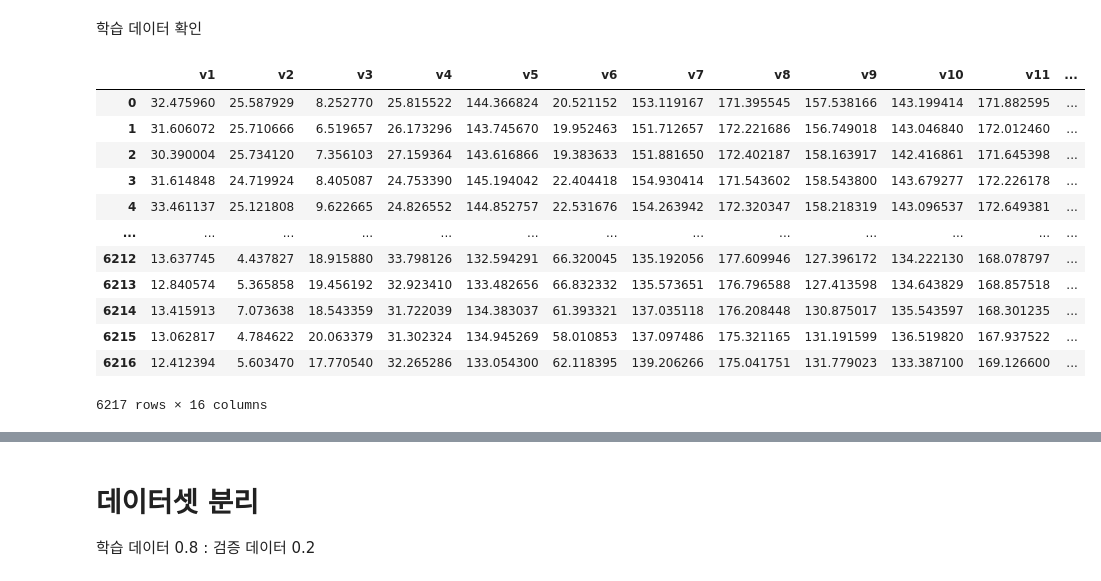
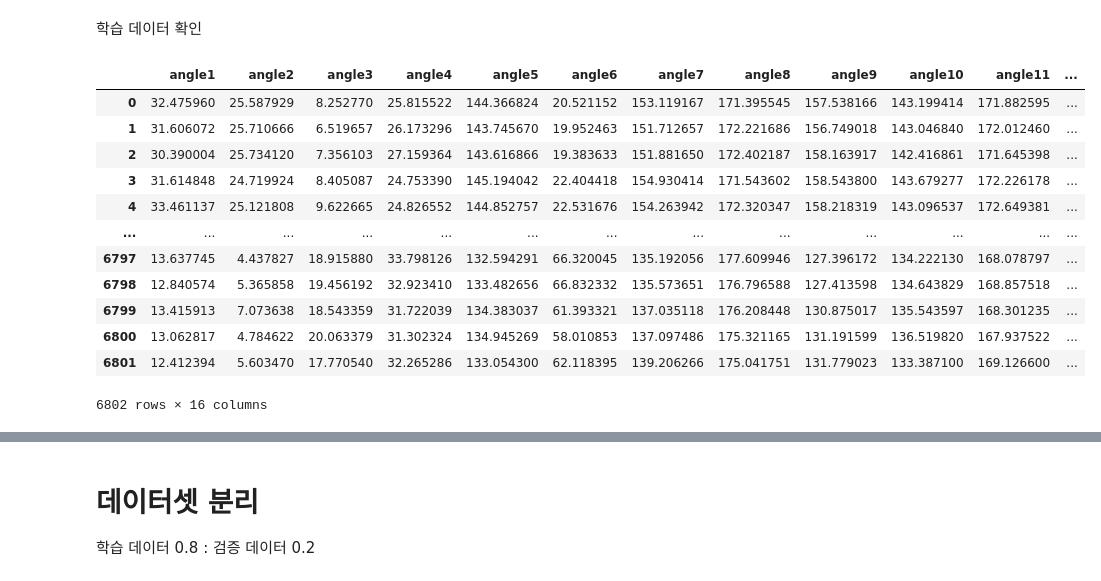
Before and after one commit to bigjoo99/HandLang_Project_Knn, a Jupyter notebook: HandLang.ipynb, the cells around one changed output, grey strips where cells are left out. Saved outputs shown, nothing was run; the diff lists cells and outputs as text; code cells hidden in the pictures.

```diff
--- a/HandLang.ipynb
+++ b/HandLang.ipynb
@@ -11,18 +12,18 @@ data = pd.read_csv('https://raw.githubusercontent.com/bigjoo99/HandLang_project/
 # %% [markdown]
 학습 데이터 확인
-# %%
-data
-# %% [output]
-|  | v1 | v2 | v3 | v4 | v5 | v6 | v7 | v8 | v9 | v10 | v11 | ... |
-| 0 | 32.475960 | 25.587929 | 8.252770 | 25.815522 | 144.366824 | 20.521152 | 153.119167 | 171.395545 | 157.538166 | 143.199414 | 171.882595 | ... |
-| 1 | 31.606072 | 25.710666 | 6.519657 | 26.173296 | 143.745670 | 19.952463 | 151.712657 | 172.221686 | 156.749018 | 143.046840 | 172.012460 | ... |
-| 2 | 30.390004 | 25.734120 | 7.356103 | 27.159364 | 143.616866 | 19.383633 | 151.881650 | 172.402187 | 158.163917 | 142.416861 | 171.645398 | ... |
-| 3 | 31.614848 | 24.719924 | 8.405087 | 24.753390 | 145.194042 | 22.404418 | 154.930414 | 171.543602 | 158.543800 | 143.679277 | 172.226178 | ... |
-| 4 | 33.461137 | 25.121808 | 9.622665 | 24.826552 | 144.852757 | 22.531676 | 154.263942 | 172.320347 | 158.218319 | 143.096537 | 172.649381 | ... |
-| ... | ... | ... | ... | ... | ... | ... | ... | ... | ... | ... | ... | ... |
-| 6212 | 13.637745 | 4.437827 | 18.915880 | 33.798126 | 132.594291 | 66.320045 | 135.192056 | 177.609946 | 127.396172 | 134.222130 | 168.078797 | ... |
-| 6213 | 12.840574 | 5.365858 | 19.456192 | 32.923410 | 133.482656 | 66.832332 | 135.573651 | 176.796588 | 127.413598 | 134.643829 | 168.857518 | ... |
-| 6214 | 13.415913 | 7.073638 | 18.543359 | 31.722039 | 134.383037 | 61.393321 | 137.035118 | 176.208448 | 130.875017 | 135.543597 | 168.301235 | ... |
-| 6215 | 13.062817 | 4.784622 | 20.063379 | 31.302324 | 134.945269 | 58.010853 | 137.097486 | 175.321165 | 131.191599 | 136.519820 | 167.937522 | ... |
-| 6216 | 12.412394 | 5.603470 | 17.770540 | 32.265286 | 133.054300 | 62.118395 | 139.206266 | 175.041751 | 131.779023 | 133.387100 | 169.126600 | ... |
-6217 rows × 16 columns
+# %%
+train_data
+# %% [output]
+|  | angle1 | angle2 | angle3 | angle4 | angle5 | angle6 | angle7 | angle8 | angle9 | angle10 | angle11 | ... |
+| 0 | 32.475960 | 25.587929 | 8.252770 | 25.815522 | 144.366824 | 20.521152 | 153.119167 | 171.395545 | 157.538166 | 143.199414 | 171.882595 | ... |
+| 1 | 31.606072 | 25.710666 | 6.519657 | 26.173296 | 143.745670 | 19.952463 | 151.712657 | 172.221686 | 156.749018 | 143.046840 | 172.012460 | ... |
+| 2 | 30.390004 | 25.734120 | 7.356103 | 27.159364 | 143.616866 | 19.383633 | 151.881650 | 172.402187 | 158.163917 | 142.416861 | 171.645398 | ... |
+| 3 | 31.614848 | 24.719924 | 8.405087 | 24.753390 | 145.194042 | 22.404418 | 154.930414 | 171.543602 | 158.543800 | 143.679277 | 172.226178 | ... |
+| 4 | 33.461137 | 25.121808 | 9.622665 | 24.826552 | 144.852757 | 22.531676 | 154.263942 | 172.320347 | 158.218319 | 143.096537 | 172.649381 | ... |
+| ... | ... | ... | ... | ... | ... | ... | ... | ... | ... | ... | ... | ... |
+| 6797 | 13.637745 | 4.437827 | 18.915880 | 33.798126 | 132.594291 | 66.320045 | 135.192056 | 177.609946 | 127.396172 | 134.222130 | 168.078797 | ... |
+| 6798 | 12.840574 | 5.365858 | 19.456192 | 32.923410 | 133.482656 | 66.832332 | 135.573651 | 176.796588 | 127.413598 | 134.643829 | 168.857518 | ... |
+| 6799 | 13.415913 | 7.073638 | 18.543359 | 31.722039 | 134.383037 | 61.393321 | 137.035118 | 176.208448 | 130.875017 | 135.543597 | 168.301235 | ... |
+| 6800 | 13.062817 | 4.784622 | 20.063379 | 31.302324 | 134.945269 | 58.010853 | 137.097486 | 175.321165 | 131.191599 | 136.519820 | 167.937522 | ... |
+| 6801 | 12.412394 | 5.603470 | 17.770540 | 32.265286 | 133.054300 | 62.118395 | 139.206266 | 175.041751 | 131.779023 | 133.387100 | 169.126600 | ... |
+6802 rows × 16 columns
```
Also changed, not shown: parts of 11 cells of this notebook.
